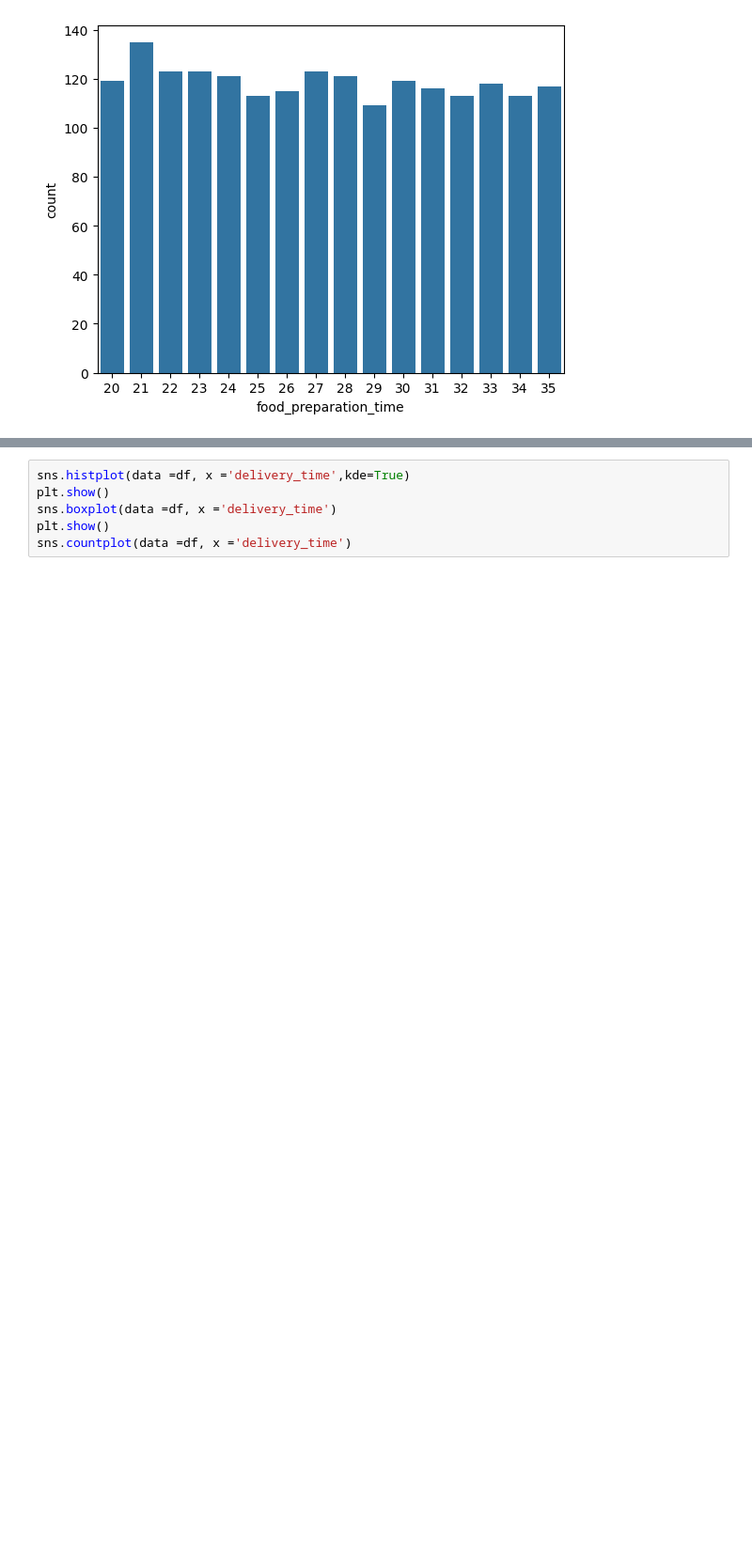
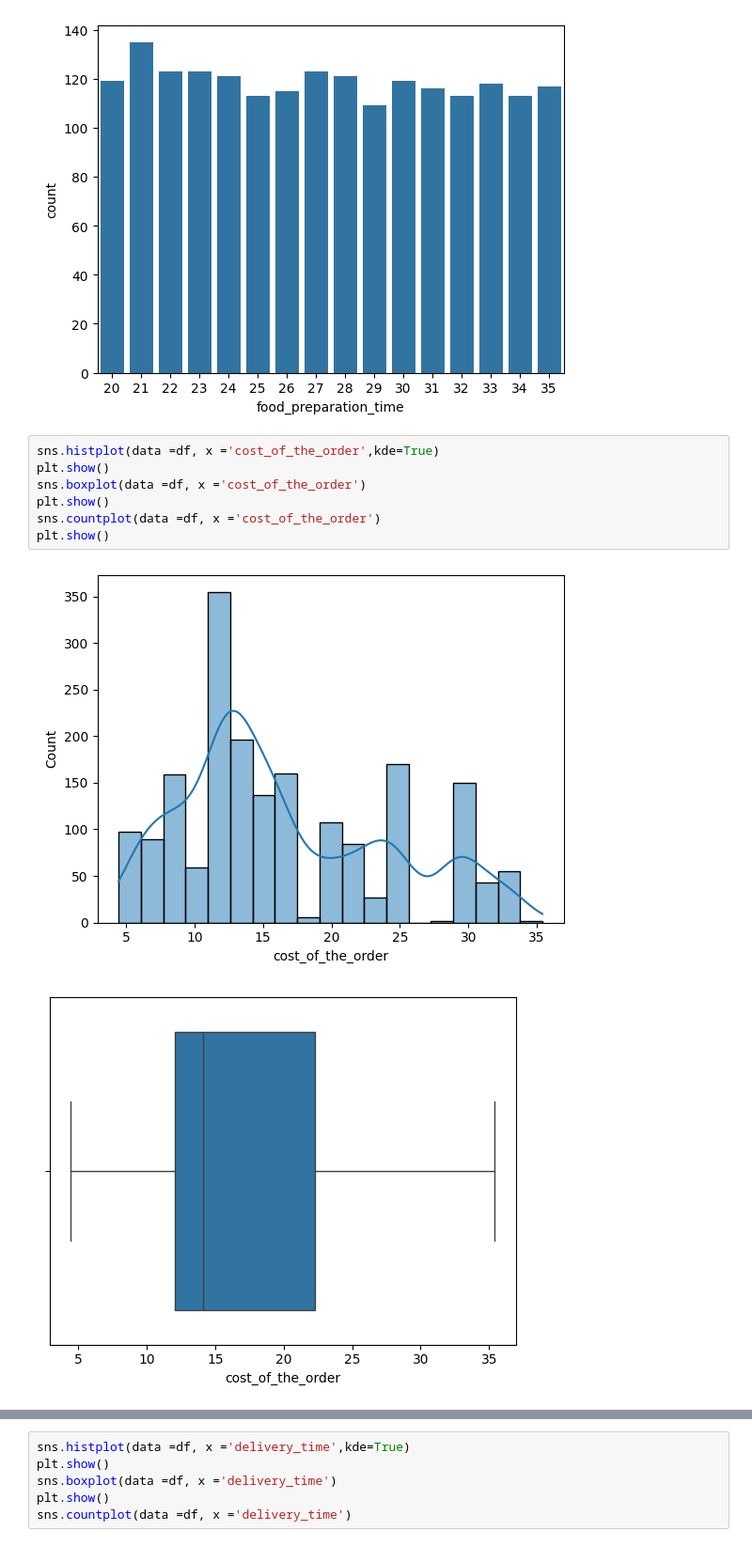
Before and after one commit to Mahal09/Python, a Jupyter notebook: Project_Week_1.ipynb, the cells around one changed output, grey strips where cells are left out. Shown at 94% size. Cells and saved outputs as stored; diff of their text form; blank space fills up the shorter version.

```diff
--- a/Project_Week_1.ipynb
+++ b/Project_Week_1.ipynb
@@ -161,3 +250,13 @@ plt.show()
 [figure]
 [figure]
 [figure]
+# %%
+sns.histplot(data =df, x ='cost_of_the_order',kde=True)
+plt.show()
+sns.boxplot(data =df, x ='cost_of_the_order')
+plt.show()
+sns.countplot(data =df, x ='cost_of_the_order')
+plt.show()
+# %% [output]
+[figure, added]
+[figure, added]
```
Also changed, not shown: parts of 15 cells of this notebook.
